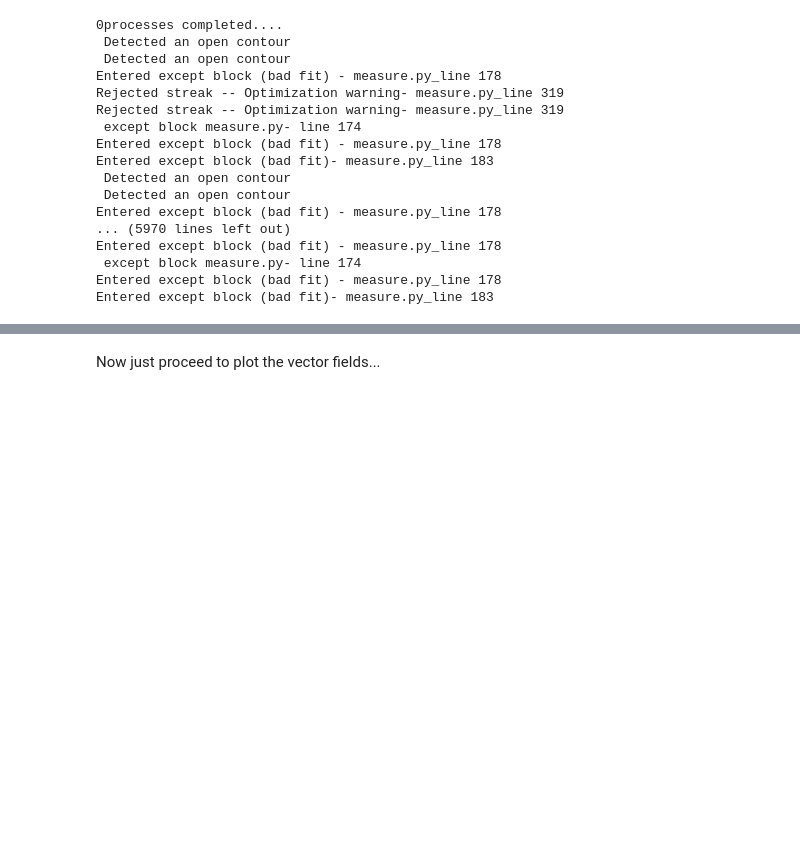
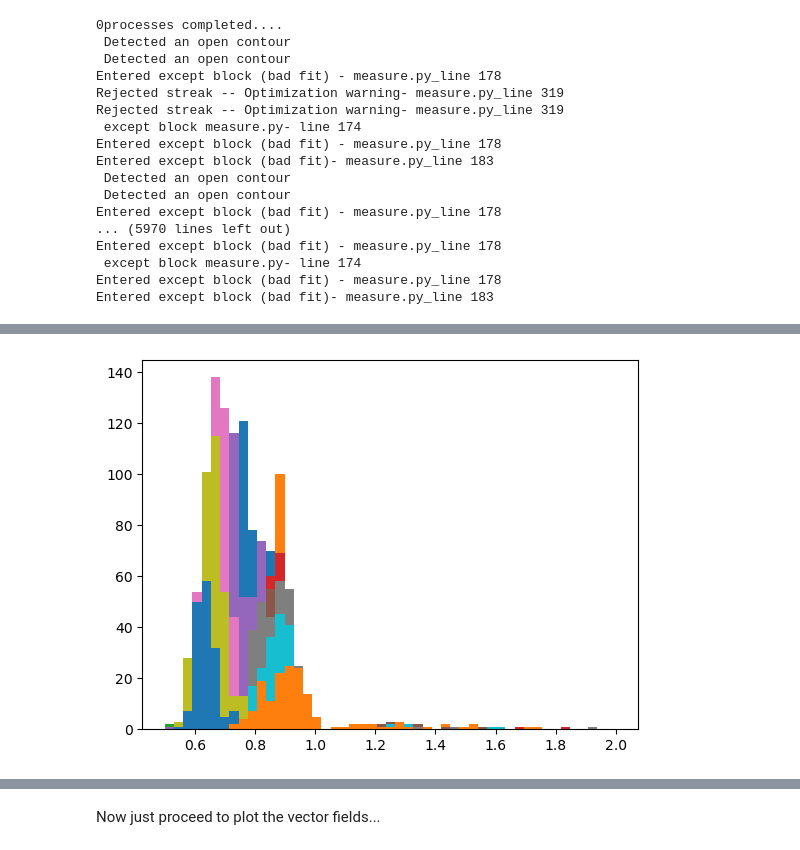
Before and after one commit to pamud-akalanka/FSVPy, a Jupyter notebook: Streaks.ipynb, the cells around one changed output, grey strips where cells are left out. Saved outputs shown, nothing was run; the diff lists cells and outputs as text; code cells hidden in the pictures; blank space fills up the shorter version.

```diff
--- a/Streaks.ipynb
+++ b/Streaks.ipynb
@@ -208,0 +213,18 @@ ax[2].legend(loc='upper right')
+# %%
+from sklearn.mixture import GaussianMixture
+
+multimodal_dist = np.asarray(inplane_streaks.width)*((Resl/((Exposure/1000)))/1000000)
+
+gmm = GaussianMixture(n_components=1)
+gmm.fit(multimodal_dist.reshape(-1, 1))
+
+means = gmm.means_
+
+# Conver covariance into Standard Deviation
+standard_deviations = gmm.covariances_**0.5
+
+# Useful when plotting the distributions later
+#weights = gmm.weights_
+
+
+print(f"Means: {means[0]} , Standard Deviations: {standard_deviations}")
@@ -208,0 +257,24 @@ ax[2].legend(loc='upper right')
+# %%
+sampling_widths = [4.5, 5.5, 6.5, 7.5, 8.5, 9.5]
+#sampling_widths = [8.5]
+SetOfMeans = []
+cut = 0.095
+for d in sampling_widths:
+    mode =[]
+    outofplane_streaks = fsv.plane_filter(total_streaks, d, Resl, True)
+    multimodal_dist = np.asarray(outofplane_streaks.width)*((Resl/((Exposure/1000)))/1000000)
+    for i in range(2):
+        n, binned, patches = plt.hist( multimodal_dist, bins)
+
+        mode_index = n.argmax()
+
+        mode.append((binned[mode_index] + binned[mode_index+1])/2)
+
+        #print(mode)
+
+        if i == 0 :
+            multimodal_dist = [s for s in multimodal_dist if s >= (mode[0] + cut)] #cut the detected distribution approx. from the width
+
+    SetOfMeans.append([d, np.min(mode), np.max(mode)])
+# %% [output]
+[figure, added]
```
Also changed, not shown: parts of 8 cells of this notebook, 1 other file.
